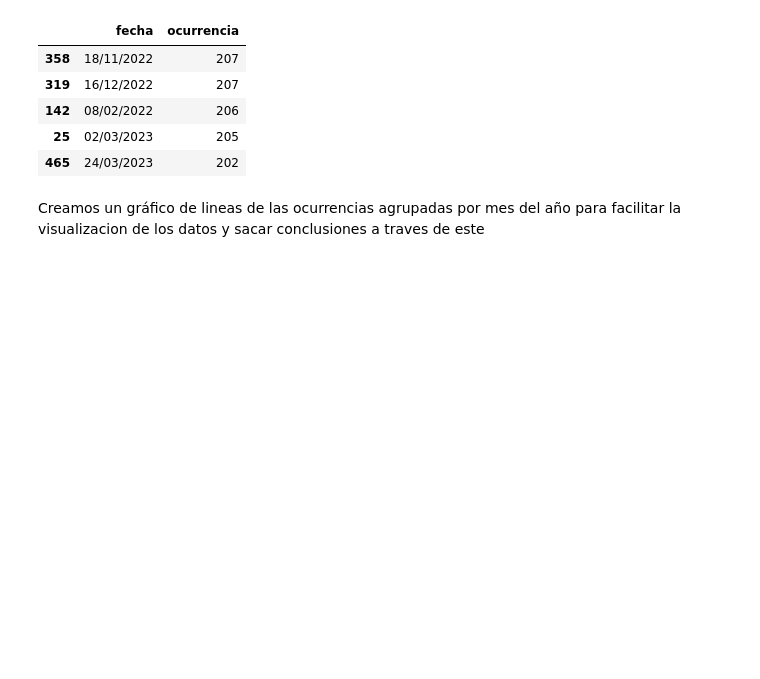
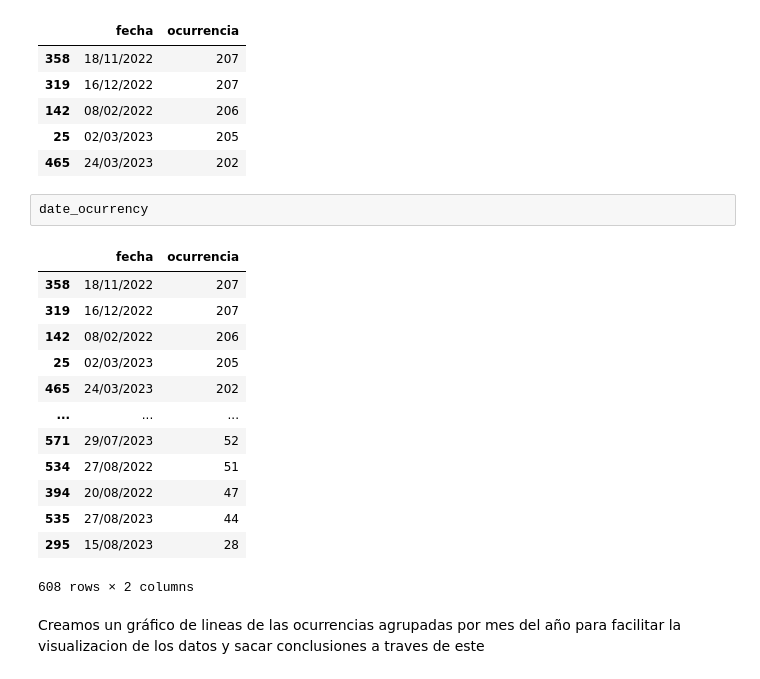
Before and after one commit to lucaramirezo/Traffic-Network-Transparency, a Jupyter notebook: Exploratory-Descriptive_Data_Analysis.ipynb, the cells around one changed output. Cells and saved outputs as stored; diff of their text form; blank space fills up the shorter version.

```diff
--- a/Exploratory-Descriptive_Data_Analysis.ipynb
+++ b/Exploratory-Descriptive_Data_Analysis.ipynb
@@ -33,5 +33,21 @@ date_ocurrency.head()
 | 142 | 08/02/2022 | 206 |
 | 25 | 02/03/2023 | 205 |
 | 465 | 24/03/2023 | 202 |
+# %%
+date_ocurrency
+# %% [output]
+|  | fecha | ocurrencia |
+| 358 | 18/11/2022 | 207 |
+| 319 | 16/12/2022 | 207 |
+| 142 | 08/02/2022 | 206 |
+| 25 | 02/03/2023 | 205 |
+| 465 | 24/03/2023 | 202 |
+| ... | ... | ... |
+| 571 | 29/07/2023 | 52 |
+| 534 | 27/08/2022 | 51 |
+| 394 | 20/08/2022 | 47 |
+| 535 | 27/08/2023 | 44 |
+| 295 | 15/08/2023 | 28 |
+608 rows × 2 columns
 # %% [markdown]
 Creamos un gráfico de lineas de las ocurrencias agrupadas por mes del año para facilitar la visualizacion de los datos y sacar conclusiones a traves de este
```
Also changed, not shown: parts of 31 cells of this notebook, 3 other files.
